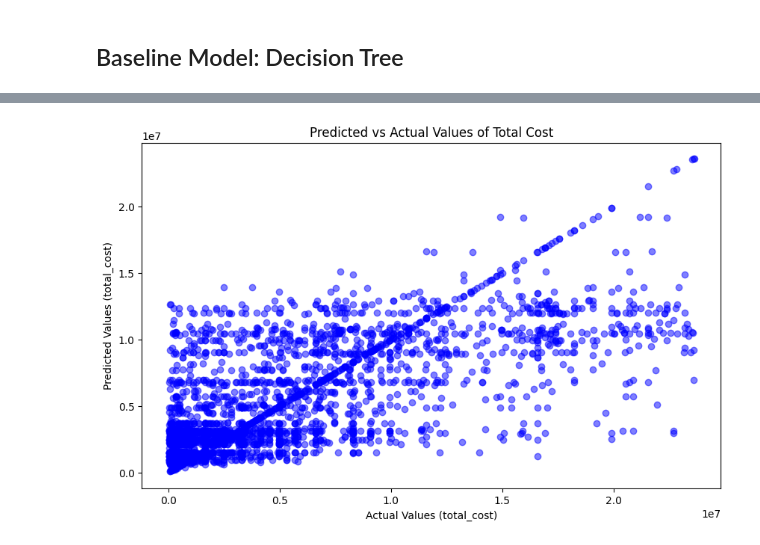
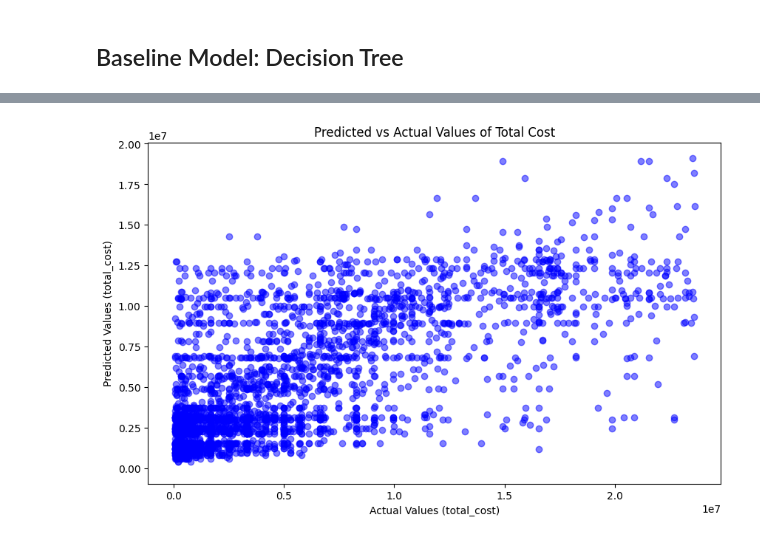
Before and after one commit to marinamoya/tanzania-turism-ml-project, a Jupyter notebook: Train_features_EDA _RandomForrest.ipynb, the cells around one changed output, grey strips where cells are left out. Saved outputs shown, nothing was run; the diff lists cells and outputs as text; code cells hidden in the pictures.

```diff
--- a/Train_features_EDA _RandomForrest.ipynb
+++ b/Train_features_EDA _RandomForrest.ipynb
@@ -595,8 +543,8 @@ memory usage: 463.0+ KB
 # %%
 #from sklearn.preprocessing import LabelEncoder
-X_train_b = df_tanzania_train.drop(["total_cost",'age_group'], axis=1)
+X_train_b = df_tanzania_train.drop(["total_cost"], axis=1)
 y_train_b = df_tanzania_train["total_cost"]
-X_test_b = df_tanzania_test.drop(["total_cost",'age_group'], axis=1)
+X_test_b = df_tanzania_test.drop(["total_cost"], axis=1)
 y_test_b = df_tanzania_test["total_cost"]
 
 #y_train_b = LabelEncoder().fit_transform(y_train_b)
@@ -607,13 +553,10 @@ KeyError: "['age_group'] not found in axis"
 # %%
-from sklearn.ensemble import RandomForestClassifier
+from sklearn.ensemble import RandomForestRegressor
 
 
 # Create the model with 100 trees
-baseline= RandomForestClassifier(n_estimators=100,
-                               random_state=RSEED,
-                               max_features = 'sqrt',
-                               n_jobs=-1, verbose = 1)
+model_rf= RandomForestRegressor(n_estimators=300, random_state=RSEED, max_features = 'sqrt',n_jobs=-1, verbose = 1)
 
 # Fit on training data
-baseline.fit(X_train_b, y_train_b)
+model_rf.fit(X_train_b, y_train_b)
 # %% [output]
@@ -634,6 +569,6 @@ DecisionTreeRegressor(max_features=2)
 # %%
 # Actual values
-y_pred = baseline.predict(X_train_b)
+y_pred = model_rf.predict(X_train_b)
 
 # Plotting
 plt.figure(figsize=(10, 6))
@@ -647,2 +586,2 @@ plt.show()
-[figure, old version]
+[figure, new version]
 # %%
```
Also changed, not shown: parts of 18 cells of this notebook.
